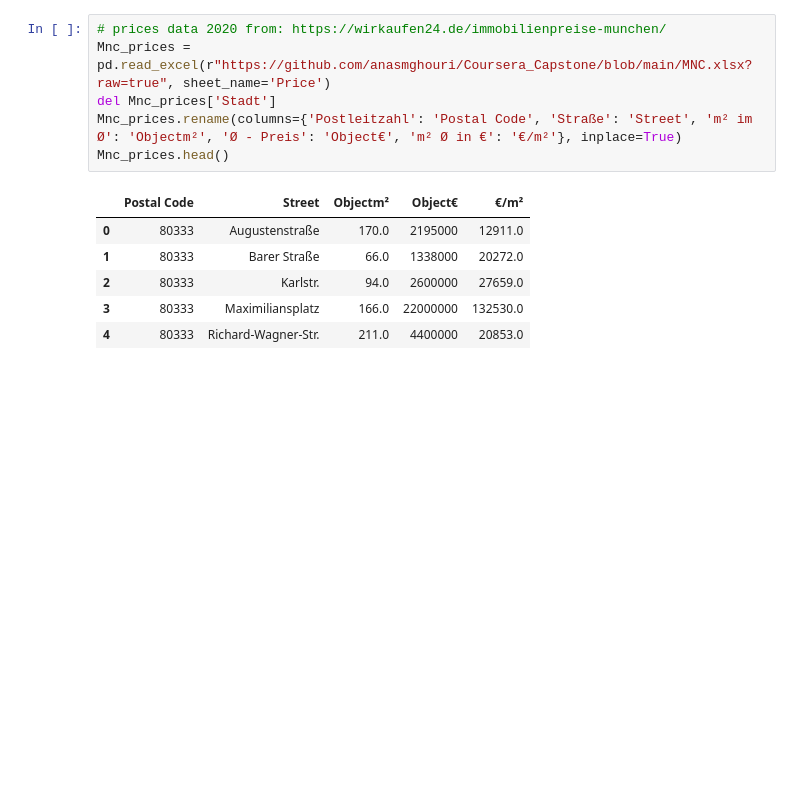
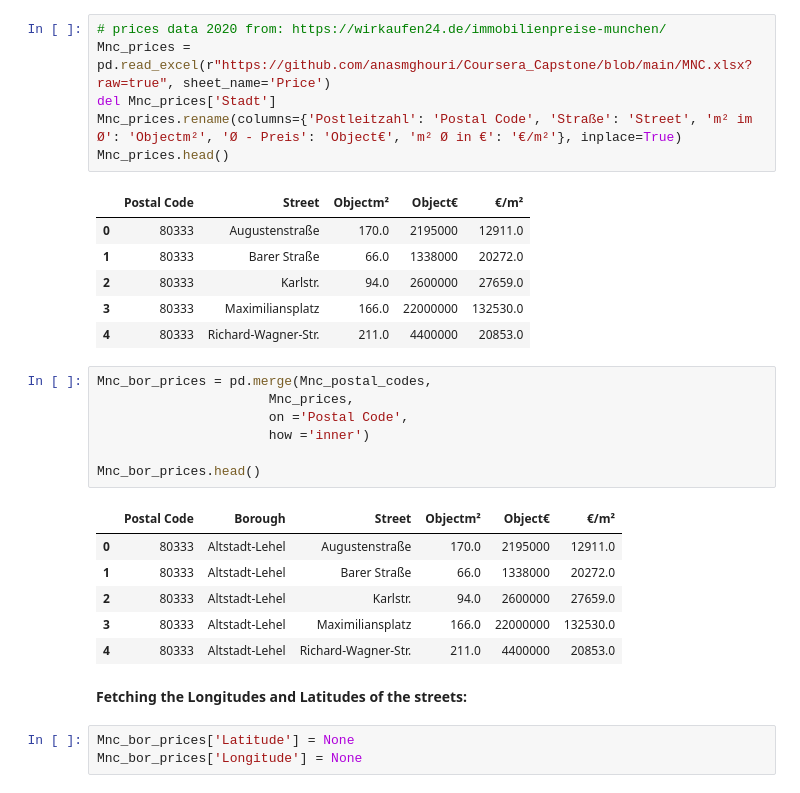
Before and after one commit to anasmghouri/Coursera_Capstone, a Jupyter notebook: The_Battle_of_Neighborhoods_p1.ipynb, the cells around one changed output. Saved outputs shown, nothing was run; the diff lists cells and outputs as text; blank space fills up the shorter version.

```diff
--- a/The_Battle_of_Neighborhoods_p1.ipynb
+++ b/The_Battle_of_Neighborhoods_p1.ipynb
@@ -65,3 +66,22 @@ Mnc_prices.head()
 | 2 | 80333 | Karlstr. | 94.0 | 2600000 | 27659.0 |
 | 3 | 80333 | Maximiliansplatz | 166.0 | 22000000 | 132530.0 |
 | 4 | 80333 | Richard-Wagner-Str. | 211.0 | 4400000 | 20853.0 |
+# %%
+Mnc_bor_prices = pd.merge(Mnc_postal_codes,
+                      Mnc_prices,
+                      on ='Postal Code',
+                      how ='inner')
+
+Mnc_bor_prices.head()
+# %% [output]
+|  | Postal Code | Borough | Street | Objectm² | Object€ | €/m² |
+| 0 | 80333 | Altstadt-Lehel | Augustenstraße | 170.0 | 2195000 | 12911.0 |
+| 1 | 80333 | Altstadt-Lehel | Barer Straße | 66.0 | 1338000 | 20272.0 |
+| 2 | 80333 | Altstadt-Lehel | Karlstr. | 94.0 | 2600000 | 27659.0 |
+| 3 | 80333 | Altstadt-Lehel | Maximiliansplatz | 166.0 | 22000000 | 132530.0 |
+| 4 | 80333 | Altstadt-Lehel | Richard-Wagner-Str. | 211.0 | 4400000 | 20853.0 |
+# %% [markdown]
+**Fetching the Longitudes and Latitudes of the streets:**
+# %%
+Mnc_bor_prices['Latitude'] = None
+Mnc_bor_prices['Longitude'] = None
```
Also changed, not shown: parts of 5 cells of this notebook.
